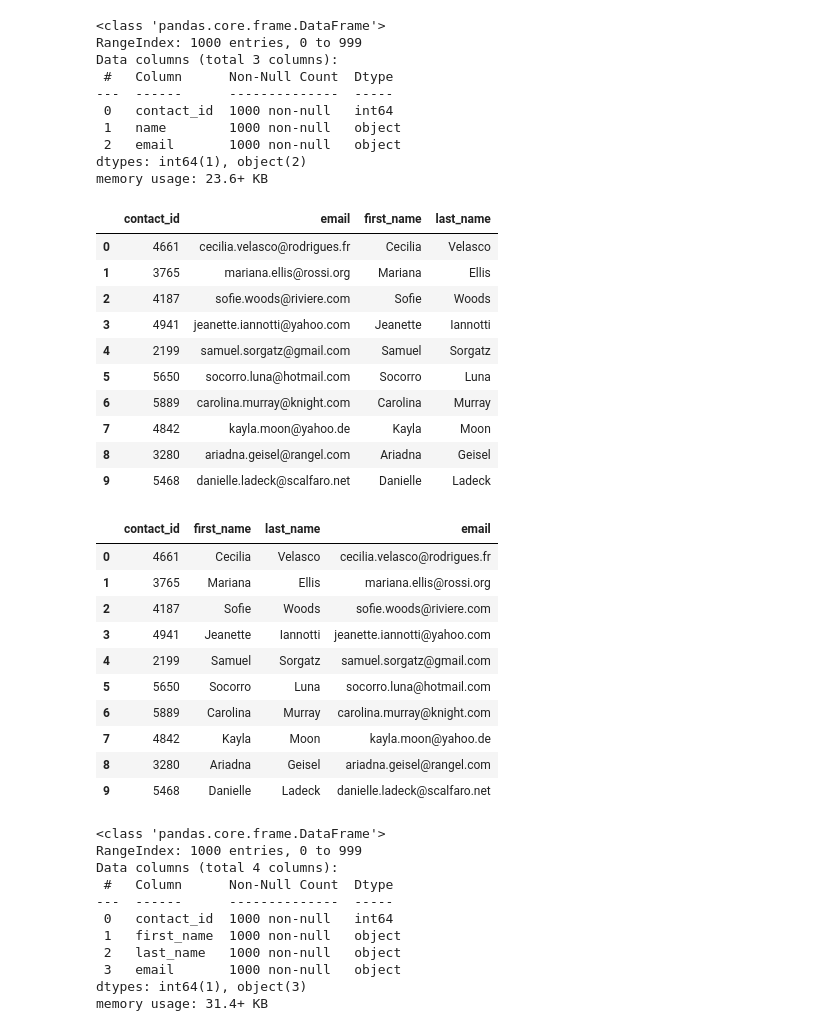
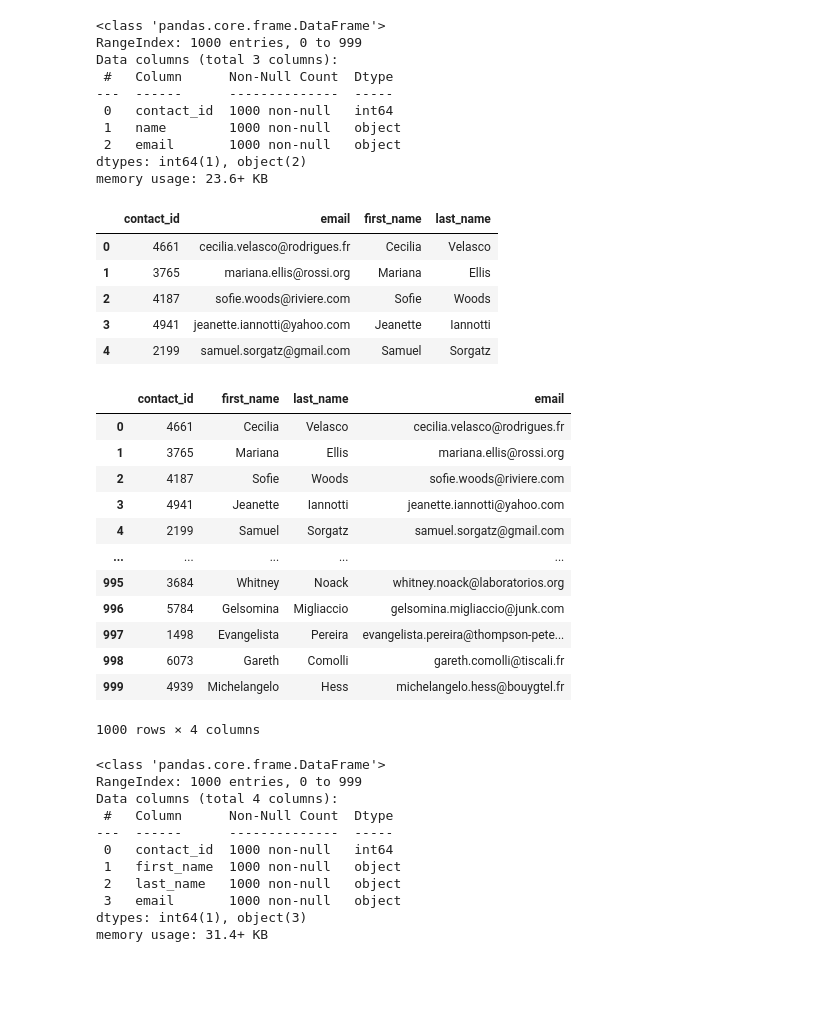
Before and after one commit to ahmadmansour21/Crowdfunding_ETL, a Jupyter notebook: ETL_Mini_Project_AMansour_MNarwal_JKaur.ipynb, the cells around one changed output. Saved outputs shown, nothing was run; the diff lists cells and outputs as text; code cells hidden in the pictures; blank space fills up the shorter version.

```diff
--- a/ETL_Mini_Project_AMansour_MNarwal_JKaur.ipynb
+++ b/ETL_Mini_Project_AMansour_MNarwal_JKaur.ipynb
@@ -292,0 +278,4 @@ contact_info_df.head()
+# %%
+contact_info_df.columns = ['contact_info']
+print(contact_info_df.columns)
+contact_info_df.head()
@@ -314,0 +302,28 @@ print(dict_values)
+# %%
+# Iterate through the contact_info_df and convert each row to a dictionary.
+import json
+dict_values = []
+
+# Iterate through the DataFrame starting from the second row (index 1).
+for i in range(1, len(contact_info_df)):
+    row = contact_info_df.iloc[i]  # Get the row by index
+
+    # Extract the JSON string from the 'contact_info' column.
+    data = row['contact_info']
+
+
+    # Convert the JSON string to a Python dictionary.
+
+    converted_data = json.loads(data)
+
+
+
+    # Use a list comprehension to get the values for each row.
+    row_values = [v for k, v in converted_data.items()]
+
+    # Append the list of values to the list created in step 1.
+
+    dict_values.append(row_values)
+
+# Print out the list of values for each row.
+print(dict_values)
@@ -315,6 +332,10 @@ print(dict_values)
 # %%
 # Create a contact_info DataFrame and add each list of values, i.e., each row
 # to the 'contact_id', 'name', 'email' columns.
+
+column_names=['contact_id','name','email']
+contact_info=pd.DataFrame(dict_values,columns=column_names)
+contact_info.head()
 # %% [output]
 |  | contact_id | name | email |
 | 0 | 4661 | Cecilia Velasco | cecilia.velasco@rodrigues.fr |
@@ -337,9 +359,14 @@ dtypes: int64(1), object(2)
 memory usage: 23.6+ KB
 # %%
 # Create a "first"name" and "last_name" column with the first and last names from the "name" column.
+contact_info['first_name']=contact_info['name'].str.extract(r'^(\w+)', expand=True)
+contact_info['last_name']=contact_info['name'].str.extract(r'(\w+)$', expand=True)
 
 
 # Drop the contact_name column
+contacts_df_clean = contact_info.drop(columns=["name"])
+
+contacts_df_clean.head()
 # %% [output]
 |  | contact_id | email | first_name | last_name |
 | 0 | 4661 | cecilia.velasco@rodrigues.fr | Cecilia | Velasco |
@@ -347,24 +374,23 @@ memory usage: 23.6+ KB
 | 2 | 4187 | sofie.woods@riviere.com | Sofie | Woods |
 | 3 | 4941 | jeanette.iannotti@yahoo.com | Jeanette | Iannotti |
 | 4 | 2199 | samuel.sorgatz@gmail.com | Samuel | Sorgatz |
-| 5 | 5650 | socorro.luna@hotmail.com | Socorro | Luna |
-| 6 | 5889 | carolina.murray@knight.com | Carolina | Murray |
-| 7 | 4842 | kayla.moon@yahoo.de | Kayla | Moon |
-| 8 | 3280 | ariadna.geisel@rangel.com | Ariadna | Geisel |
-| 9 | 5468 | danielle.ladeck@scalfaro.net | Danielle | Ladeck |
 # %%
 # Reorder the columns
+contacts_df_clean = contacts_df_clean[['contact_id','first_name','last_name','email']]
+contacts_df_clean
 # %% [output]
 |  | contact_id | first_name | last_name | email |
 | 0 | 4661 | Cecilia | Velasco | cecilia.velasco@rodrigues.fr |
 | 1 | 3765 | Mariana | Ellis | mariana.ellis@rossi.org |
 | 2 | 4187 | Sofie | Woods | sofie.woods@riviere.com |
 | 3 | 4941 | Jeanette | Iannotti | jeanette.iannotti@yahoo.com |
 | 4 | 2199 | Samuel | Sorgatz | samuel.sorgatz@gmail.com |
-| 5 | 5650 | Socorro | Luna | socorro.luna@hotmail.com |
-| 6 | 5889 | Carolina | Murray | carolina.murray@knight.com |
-| 7 | 4842 | Kayla | Moon | kayla.moon@yahoo.de |
-| 8 | 3280 | Ariadna | Geisel | ariadna.geisel@rangel.com |
-| 9 | 5468 | Danielle | Ladeck | danielle.ladeck@scalfaro.net |
+| ... | ... | ... | ... | ... |
+| 995 | 3684 | Whitney | Noack | whitney.noack@laboratorios.org |
+| 996 | 5784 | Gelsomina | Migliaccio | gelsomina.migliaccio@junk.com |
+| 997 | 1498 | Evangelista | Pereira | evangelista.pereira@thompson-pete... |
+| 998 | 6073 | Gareth | Comolli | gareth.comolli@tiscali.fr |
+| 999 | 4939 | Michelangelo | Hess | michelangelo.hess@bouygtel.fr |
+1000 rows × 4 columns
 # %%
 # Check the datatypes one more time before exporting as CSV file.
```
Also changed, not shown: parts of 13 cells of this notebook.
